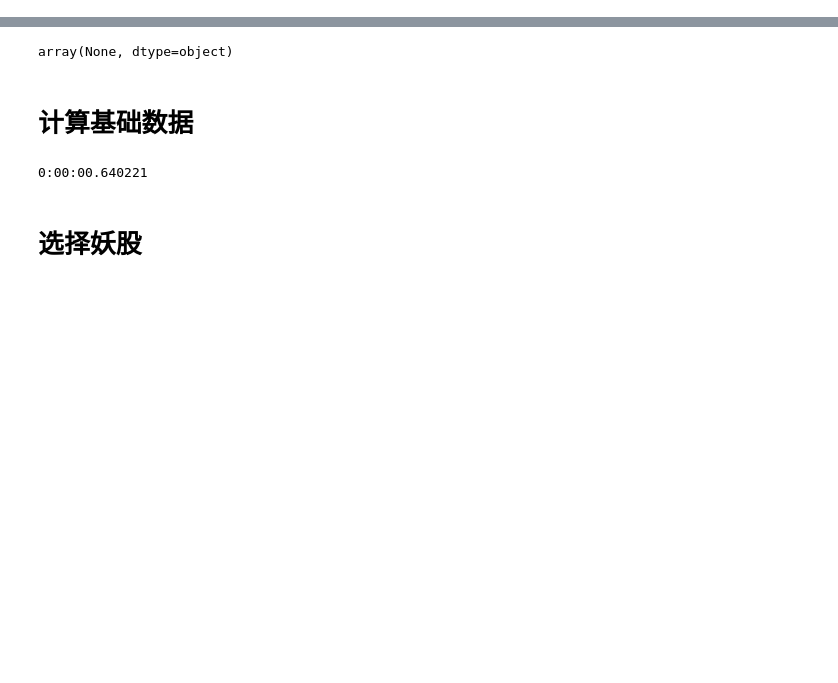
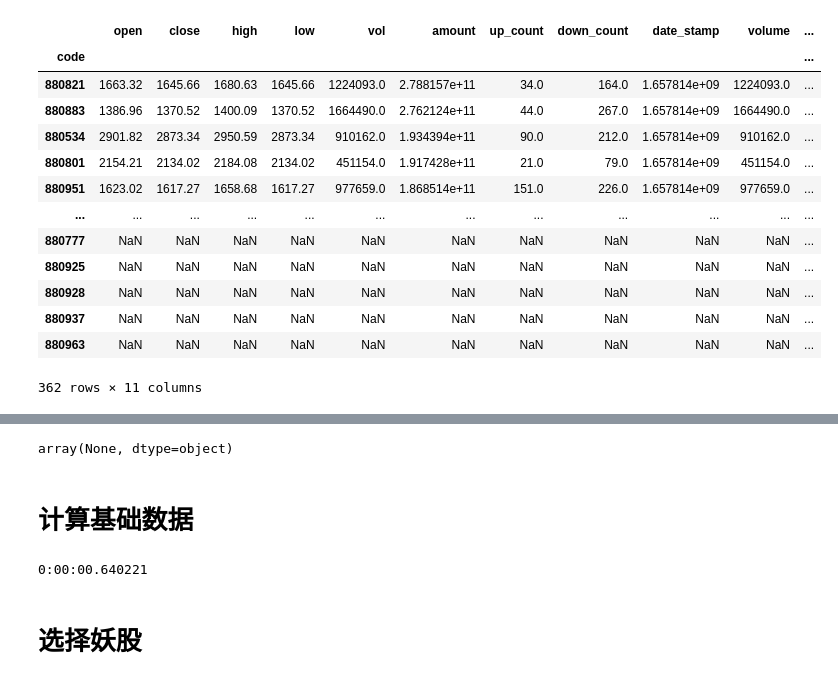
Before and after one commit to nuswgg/quants_qa, a Jupyter notebook: QA/QA how to select stock.ipynb, the cells around one changed output, grey strips where cells are left out. Cells and saved outputs as stored; diff of their text form; code cells hidden in the pictures; blank space fills up the shorter version.

```diff
--- a/QA/QA how to select stock.ipynb
+++ b/QA/QA how to select stock.ipynb
@@ -19 +71,18 @@ blk = QA.QA_fetch_stock_block_adv()
+# %%
+pd.concat([all_concept_data,concept_name],axis=1)
+# %% [output]
+|  | open | close | high | low | vol | amount | up_count | down_count | date_stamp | volume | ... |
+| code |  |  |  |  |  |  |  |  |  |  | ... |
+| 880821 | 1663.32 | 1645.66 | 1680.63 | 1645.66 | 1224093.0 | 2.788157e+11 | 34.0 | 164.0 | 1.657814e+09 | 1224093.0 | ... |
+| 880883 | 1386.96 | 1370.52 | 1400.09 | 1370.52 | 1664490.0 | 2.762124e+11 | 44.0 | 267.0 | 1.657814e+09 | 1664490.0 | ... |
+| 880534 | 2901.82 | 2873.34 | 2950.59 | 2873.34 | 910162.0 | 1.934394e+11 | 90.0 | 212.0 | 1.657814e+09 | 910162.0 | ... |
+| 880801 | 2154.21 | 2134.02 | 2184.08 | 2134.02 | 451154.0 | 1.917428e+11 | 21.0 | 79.0 | 1.657814e+09 | 451154.0 | ... |
+| 880951 | 1623.02 | 1617.27 | 1658.68 | 1617.27 | 977659.0 | 1.868514e+11 | 151.0 | 226.0 | 1.657814e+09 | 977659.0 | ... |
+| ... | ... | ... | ... | ... | ... | ... | ... | ... | ... | ... | ... |
+| 880777 | NaN | NaN | NaN | NaN | NaN | NaN | NaN | NaN | NaN | NaN | ... |
+| 880925 | NaN | NaN | NaN | NaN | NaN | NaN | NaN | NaN | NaN | NaN | ... |
+| 880928 | NaN | NaN | NaN | NaN | NaN | NaN | NaN | NaN | NaN | NaN | ... |
+| 880937 | NaN | NaN | NaN | NaN | NaN | NaN | NaN | NaN | NaN | NaN | ... |
+| 880963 | NaN | NaN | NaN | NaN | NaN | NaN | NaN | NaN | NaN | NaN | ... |
+362 rows × 11 columns
 # %%
```
Also changed, not shown: parts of 39 cells of this notebook, 5 other files.
